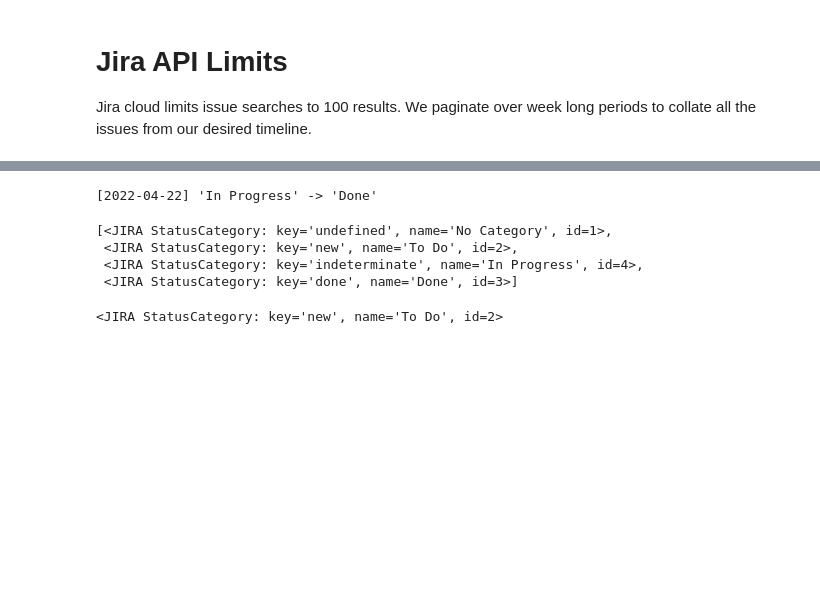
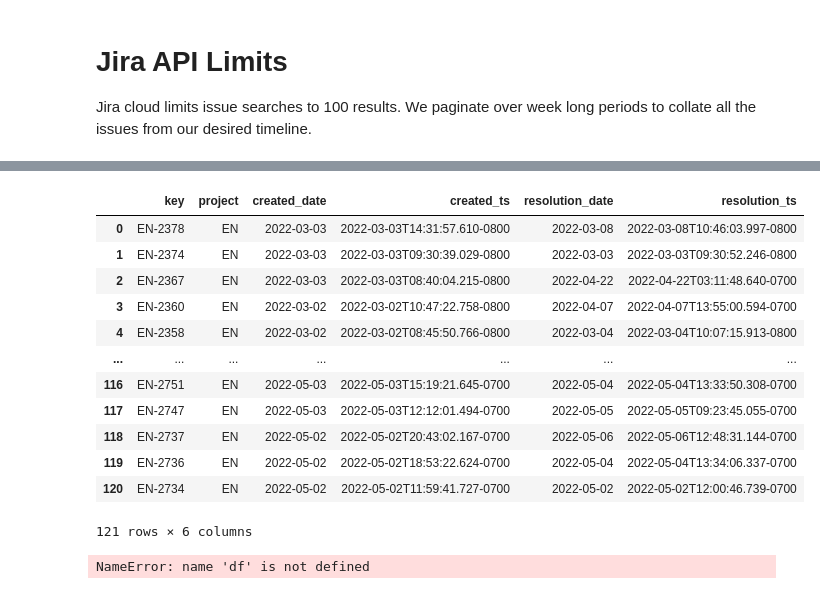
Before and after one commit to jthigpen/jira, a Jupyter notebook: metrics/ticket_metrics.ipynb, the cells around one changed output, grey strips where cells are left out. Saved outputs shown, nothing was run; the diff lists cells and outputs as text; code cells hidden in the pictures; blank space fills up the shorter version.

```diff
--- a/metrics/ticket_metrics.ipynb
+++ b/metrics/ticket_metrics.ipynb
@@ -57,0 +62,14 @@ for r in arrow.Arrow.span_range('week', start, end):
+# %%
+cache_key = arrow.utcnow().format("YYYY-MM-DD")
+cache_file = f"results_{cache_key}.pickle"
+
+if exists(cache_file):
+    print(f"Reading cached results from {cache_file}")
+    with open(cache_file, 'rb') as f:
+        result_list = pickle.load(f)
+else:
+    print("Retrieving results from JIRA.")
+    result_list = retrieve_issues()
+    print(f"Writing results to {cache_file}")
+    with open(cache_file, 'wb') as f:
+        pickle.dump(result_list, f, pickle.HIGHEST_PROTOCOL)
@@ -85,8 +105,12 @@ class Issue:
         self._issue = issue
         self.key = issue.key
         self.project = issue.fields.project
-        self.created = issue.fields.created
-        self.resolution_date = issue.fields.resolutiondate
+
+        self.created_ts = issue.fields.created
+        self.created_date = arrow.get(issue.fields.created).date()
+
+        self.resolution_ts = issue.fields.resolutiondate
+        self.resolution_date = arrow.get(issue.fields.resolutiondate).date()
 
 
     @property
@@ -135,4 +158,0 @@ for i in issues:
-# %%
-print(dao.state_transitions[0].__str__())
-# %% [output]
-[2022-04-22] 'In Progress' -> 'Done'
@@ -141,11 +159,33 @@ s = jira.statuses()[0]
-# %%
-jira.statuscategories()
-# %% [output]
-[<JIRA StatusCategory: key='undefined', name='No Category', id=1>,
- <JIRA StatusCategory: key='new', name='To Do', id=2>,
- <JIRA StatusCategory: key='indeterminate', name='In Progress', id=4>,
- <JIRA StatusCategory: key='done', name='Done', id=3>]
-# %%
-s.statusCategory
-# %% [output]
-<JIRA StatusCategory: key='new', name='To Do', id=2>
+# %%
+def calculate_lifecycle(issues):
+    data = {
+        "key": [x.key for x in issues],
+        "project": [x.project for x in issues],
+        "created_date": [x.created_date for x in issues],
+        "created_ts": [x.created_ts for x in issues],
+        "resolution_date": [x.resolution_date for x in issues],
+        "resolution_ts": [x.resolution_ts for x in issues],
+
+
+    }
+    return pd.DataFrame(data)
+
+calculate_lifecycle(issues)
+# %% [output]
+|  | key | project | created_date | created_ts | resolution_date | resolution_ts |
+| 0 | EN-2378 | EN | 2022-03-03 | 2022-03-03T14:31:57.610-0800 | 2022-03-08 | 2022-03-08T10:46:03.997-0800 |
+| 1 | EN-2374 | EN | 2022-03-03 | 2022-03-03T09:30:39.029-0800 | 2022-03-03 | 2022-03-03T09:30:52.246-0800 |
+| 2 | EN-2367 | EN | 2022-03-03 | 2022-03-03T08:40:04.215-0800 | 2022-04-22 | 2022-04-22T03:11:48.640-0700 |
+| 3 | EN-2360 | EN | 2022-03-02 | 2022-03-02T10:47:22.758-0800 | 2022-04-07 | 2022-04-07T13:55:00.594-0700 |
+| 4 | EN-2358 | EN | 2022-03-02 | 2022-03-02T08:45:50.766-0800 | 2022-03-04 | 2022-03-04T10:07:15.913-0800 |
+| ... | ... | ... | ... | ... | ... | ... |
+| 116 | EN-2751 | EN | 2022-05-03 | 2022-05-03T15:19:21.645-0700 | 2022-05-04 | 2022-05-04T13:33:50.308-0700 |
+| 117 | EN-2747 | EN | 2022-05-03 | 2022-05-03T12:12:01.494-0700 | 2022-05-05 | 2022-05-05T09:23:45.055-0700 |
+| 118 | EN-2737 | EN | 2022-05-02 | 2022-05-02T20:43:02.167-0700 | 2022-05-06 | 2022-05-06T12:48:31.144-0700 |
+| 119 | EN-2736 | EN | 2022-05-02 | 2022-05-02T18:53:22.624-0700 | 2022-05-04 | 2022-05-04T13:34:06.337-0700 |
+| 120 | EN-2734 | EN | 2022-05-02 | 2022-05-02T11:59:41.727-0700 | 2022-05-02 | 2022-05-02T12:00:46.739-0700 |
+121 rows × 6 columns
+# %%
+df
+# %% [output]
+NameError: name 'df' is not defined
```
Also changed, not shown: parts of 9 cells of this notebook, 2 other files.
